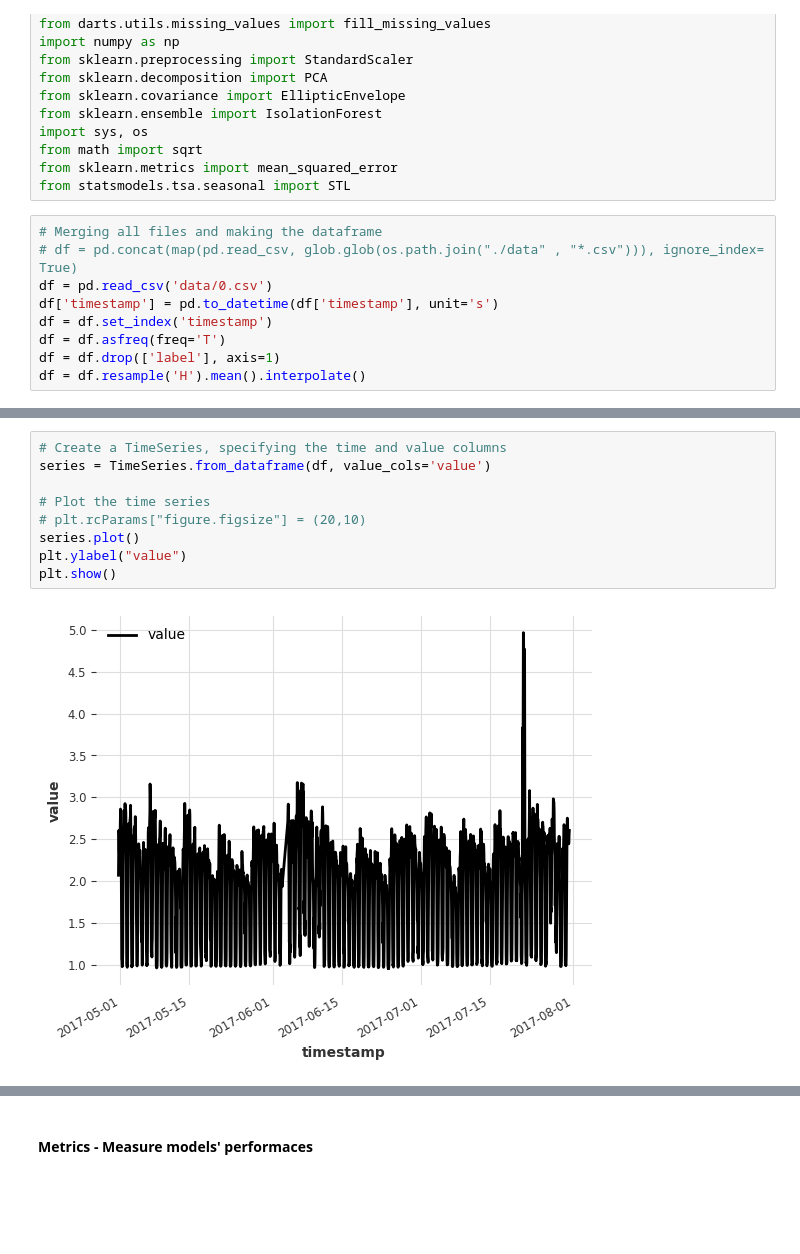
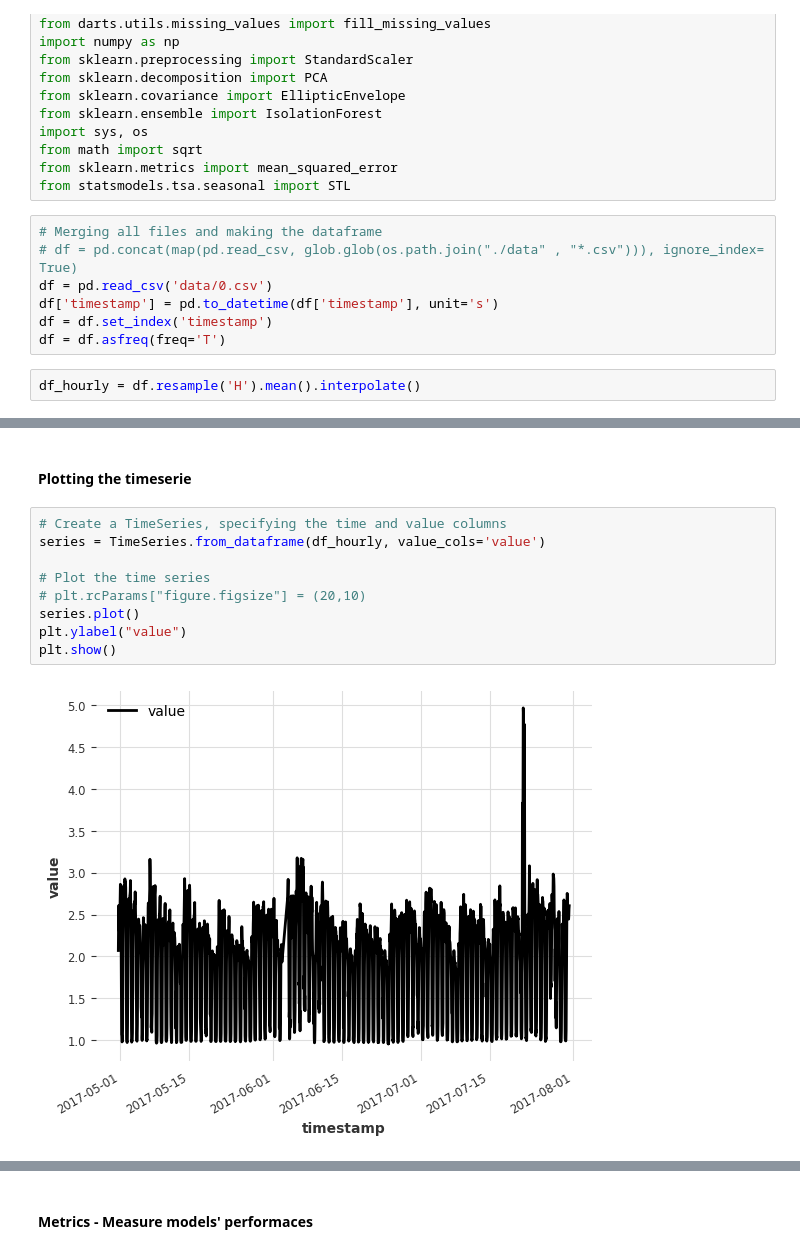
Before and after one commit to m3madadi/datadays, a Jupyter notebook: forecasting_based.ipynb, the cells around one changed output, grey strips where cells are left out. Saved outputs shown, nothing was run; the diff lists cells and outputs as text; blank space fills up the shorter version.

```diff
--- a/forecasting_based.ipynb
+++ b/forecasting_based.ipynb
@@ -26,6 +26,6 @@ df = pd.read_csv('data/0.csv')
 df['timestamp'] = pd.to_datetime(df['timestamp'], unit='s')
 df = df.set_index('timestamp')
 df = df.asfreq(freq='T')
-df = df.drop(['label'], axis=1)
-df = df.resample('H').mean().interpolate()
+# %%
+df_hourly = df.resample('H').mean().interpolate()
 # %%
@@ -34,17 +34,19 @@ res.plot()
 plt.show()
 # %% [output]
 [figure]
+# %% [markdown]
+#### Plotting the timeserie
 # %%
 # Create a TimeSeries, specifying the time and value columns
-series = TimeSeries.from_dataframe(df, value_cols='value')
+series = TimeSeries.from_dataframe(df_hourly, value_cols='value')
 
 # Plot the time series
 # plt.rcParams["figure.figsize"] = (20,10)
 series.plot()
 plt.ylabel("value")
 plt.show()
 # %% [output]
-[figure, old version]
+[figure, new version]
 # %%
 # Check occurence of seasonality and find the period of it
 is_sesonal, seasonality_period = check_seasonality(ts = series, m = None, max_lag = 100, alpha = 0.05)
```
Also changed, not shown: parts of 17 cells of this notebook, 1 other file.
